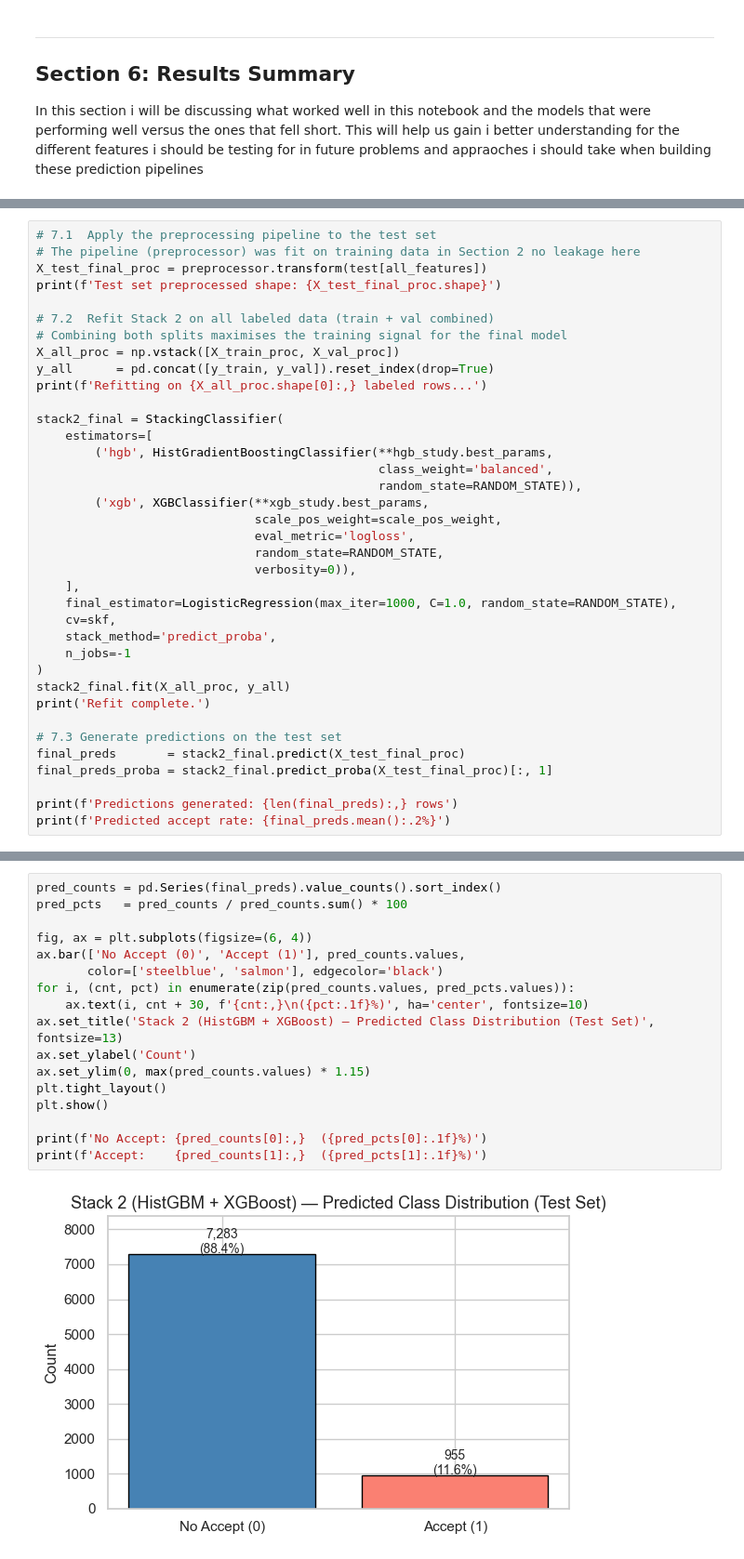
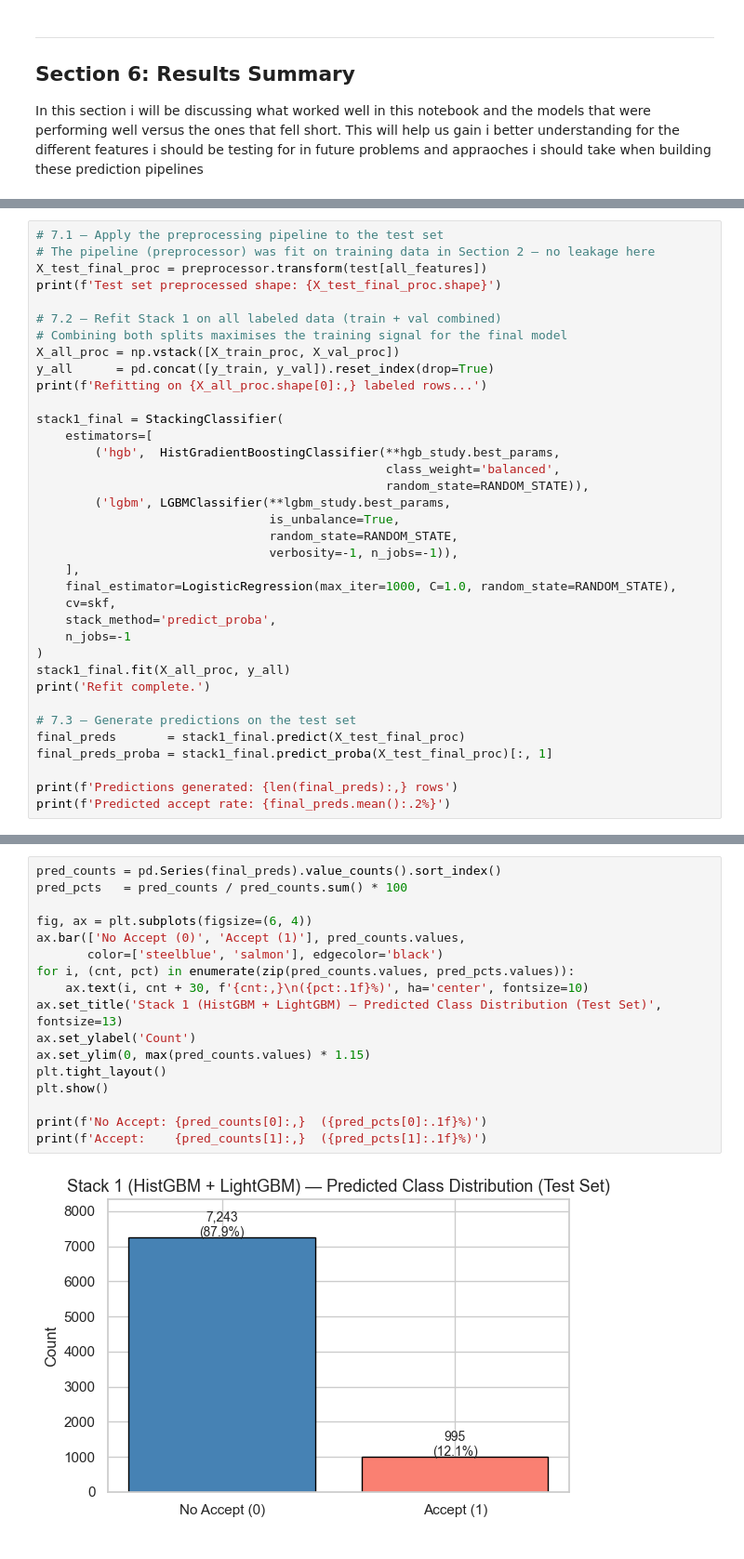
Before and after one commit to lcalaff/Advanced_ML_Work, a Jupyter notebook: Git_Code/Midterm Take Home/Midterm_Modeling.ipynb, the cells around one changed output, grey strips where cells are left out. Shown at 93% size. Cells and saved outputs as stored; diff of their text form.

```diff
--- a/Git_Code/Midterm Take Home/Midterm_Modeling.ipynb
+++ b/Git_Code/Midterm Take Home/Midterm_Modeling.ipynb
@@ -1414,39 +1413,38 @@ Alongside all of the metrics used to Validate the use of these models i wanted t
 3. Visualize the predicted class distribution on the test set
 4. Export predictions as a CSV (id, prediction)
 # %%
-# 7.1  Apply the preprocessing pipeline to the test set
-# The pipeline (preprocessor) was fit on training data in Section 2 no leakage here
+# 7.1 — Apply the preprocessing pipeline to the test set
+# The pipeline (preprocessor) was fit on training data in Section 2 — no leakage here
 X_test_final_proc = preprocessor.transform(test[all_features])
 print(f'Test set preprocessed shape: {X_test_final_proc.shape}')
 
-# 7.2  Refit Stack 2 on all labeled data (train + val combined)
+# 7.2 — Refit Stack 1 on all labeled data (train + val combined)
 # Combining both splits maximises the training signal for the final model
 X_all_proc = np.vstack([X_train_proc, X_val_proc])
 y_all      = pd.concat([y_train, y_val]).reset_index(drop=True)
 print(f'Refitting on {X_all_proc.shape[0]:,} labeled rows...')
 
-stack2_final = StackingClassifier(
+stack1_final = StackingClassifier(
     estimators=[
-        ('hgb', HistGradientBoostingClassifier(**hgb_study.best_params,
-                                               class_weight='balanced',
-                                               random_state=RANDOM_STATE)),
-        ('xgb', XGBClassifier(**xgb_study.best_params,
-                              scale_pos_weight=scale_pos_weight,
-                              eval_metric='logloss',
-                              random_state=RANDOM_STATE,
-                              verbosity=0)),
+        ('hgb',  HistGradientBoostingClassifier(**hgb_study.best_params,
+                                                class_weight='balanced',
+                                                random_state=RANDOM_STATE)),
+        ('lgbm', LGBMClassifier(**lgbm_study.best_params,
+                                is_unbalance=True,
+                                random_state=RANDOM_STATE,
+                                verbosity=-1, n_jobs=-1)),
     ],
     final_estimator=LogisticRegression(max_iter=1000, C=1.0, random_state=RANDOM_STATE),
     cv=skf,
     stack_method='predict_proba',
     n_jobs=-1
 )
-stack2_final.fit(X_all_proc, y_all)
+stack1_final.fit(X_all_proc, y_all)
 print('Refit complete.')
 
-# 7.3 Generate predictions on the test set
-final_preds       = stack2_final.predict(X_test_final_proc)
-final_preds_proba = stack2_final.predict_proba(X_test_final_proc)[:, 1]
+# 7.3 — Generate predictions on the test set
+final_preds       = stack1_final.predict(X_test_final_proc)
+final_preds_proba = stack1_final.predict_proba(X_test_final_proc)[:, 1]
 
 print(f'Predictions generated: {len(final_preds):,} rows')
 print(f'Predicted accept rate: {final_preds.mean():.2%}')
@@ -1459,19 +1457,19 @@ Predicted accept rate: 11.59%
 # %%
 pred_counts = pd.Series(final_preds).value_counts().sort_index()
 pred_pcts   = pred_counts / pred_counts.sum() * 100
 
 fig, ax = plt.subplots(figsize=(6, 4))
 ax.bar(['No Accept (0)', 'Accept (1)'], pred_counts.values,
        color=['steelblue', 'salmon'], edgecolor='black')
 for i, (cnt, pct) in enumerate(zip(pred_counts.values, pred_pcts.values)):
     ax.text(i, cnt + 30, f'{cnt:,}\n({pct:.1f}%)', ha='center', fontsize=10)
-ax.set_title('Stack 2 (HistGBM + XGBoost) — Predicted Class Distribution (Test Set)', fontsize=13)
+ax.set_title('Stack 1 (HistGBM + LightGBM) — Predicted Class Distribution (Test Set)', fontsize=13)
 ax.set_ylabel('Count')
 ax.set_ylim(0, max(pred_counts.values) * 1.15)
 plt.tight_layout()
 plt.show()
 
 print(f'No Accept: {pred_counts[0]:,}  ({pred_pcts[0]:.1f}%)')
 print(f'Accept:    {pred_counts[1]:,}  ({pred_pcts[1]:.1f}%)')
 # %% [output]
-[figure, old version]
+[figure, new version]
```
Also changed, not shown: parts of 29 cells of this notebook.
